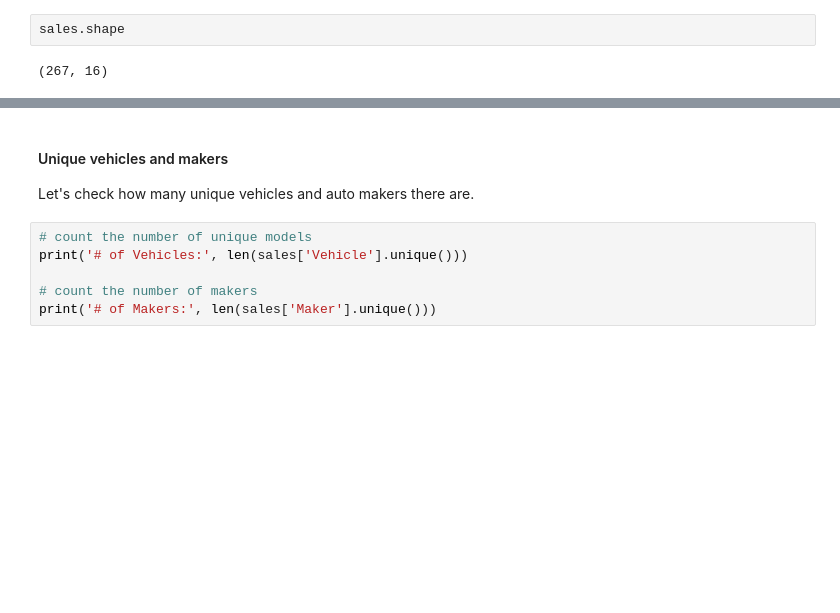
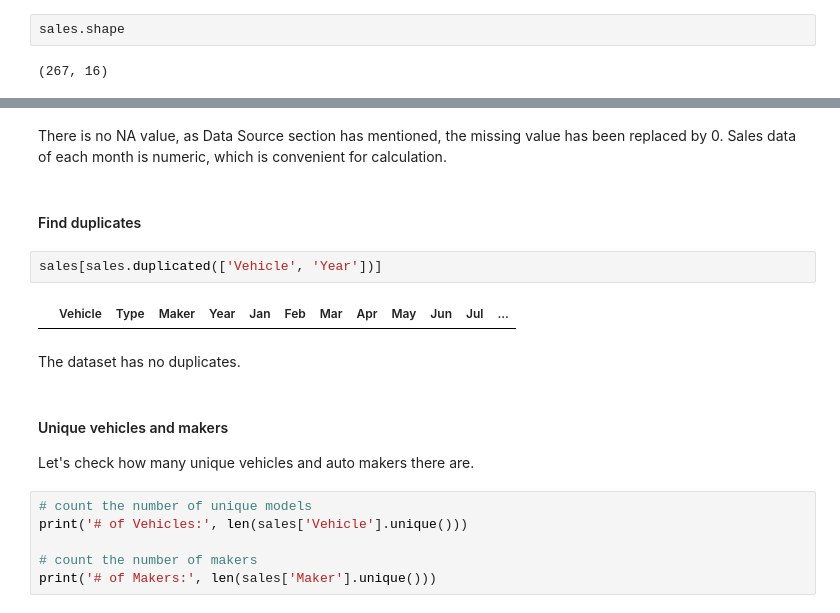
Before and after one commit to eeliuqin/data-analysis, a Jupyter notebook: project-4-us-plug-in-electric-vehicle-sales.ipynb, the cells around one changed output, grey strips where cells are left out. Cells and saved outputs as stored; diff of their text form; blank space fills up the shorter version.

```diff
--- a/project-4-us-plug-in-electric-vehicle-sales.ipynb
+++ b/project-4-us-plug-in-electric-vehicle-sales.ipynb
@@ -119,3 +141,14 @@ sales.shape
+# %% [markdown]
+There is no NA value, as Data Source section has mentioned, the missing value has been replaced by 0.
+Sales data of each month is numeric, which is convenient for calculation.
+# %% [markdown]
+#### Find duplicates
+# %%
+sales[sales.duplicated(['Vehicle', 'Year'])]
+# %% [output]
+|  | Vehicle | Type | Maker | Year | Jan | Feb | Mar | Apr | May | Jun | Jul | ... |
+# %% [markdown]
+The dataset has no duplicates.
 # %% [markdown]
 #### Unique vehicles and makers
 Let's check how many unique vehicles and auto makers there are.
```
Also changed, not shown: parts of 15 cells of this notebook.
